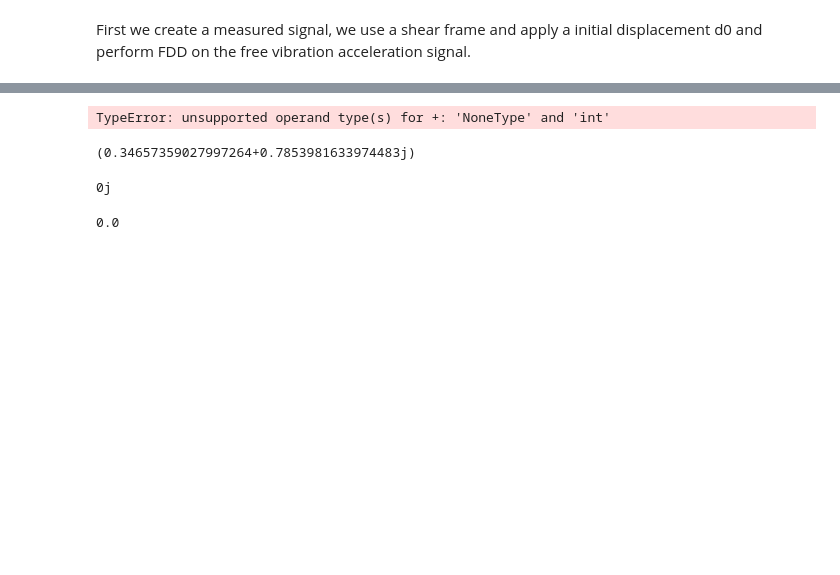
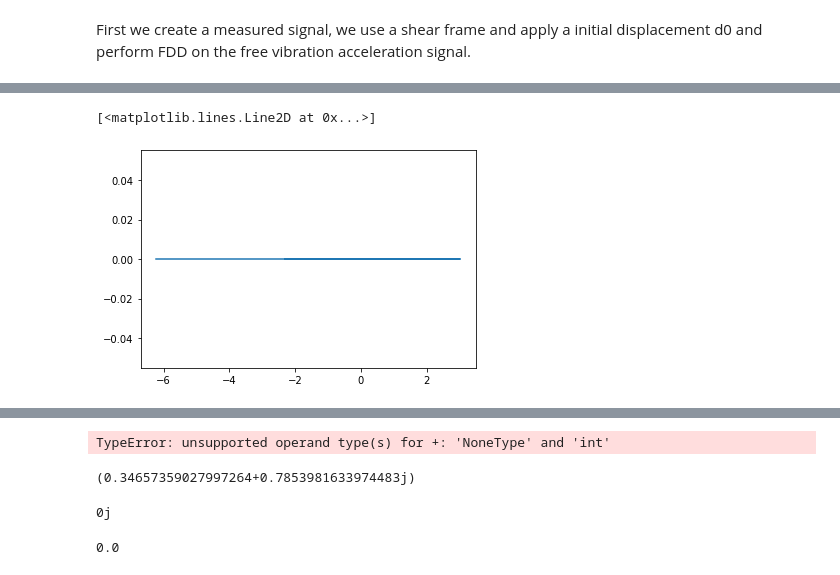
Before and after one commit to Gunnstein/strid, a Jupyter notebook: coviariance driven ssi.ipynb, the cells around one changed output, grey strips where cells are left out. Saved outputs shown, nothing was run; the diff lists cells and outputs as text; code cells hidden in the pictures; blank space fills up the shorter version.

```diff
--- a/coviariance driven ssi.ipynb
+++ b/coviariance driven ssi.ipynb
@@ -136,0 +335,8 @@ Pyy = strid.utils.find_psd_matrix(Y, nperseg=2**14)
+# %%
+modes = id_results[50]
+
+mode = modes[0]
+plt.plot(mode.v.real, mode.v.imag)
+# %% [output]
+[<matplotlib.lines.Line2D at 0x...>]
+[figure, added]
```
Also changed, not shown: parts of 20 cells of this notebook, 1 other file.
